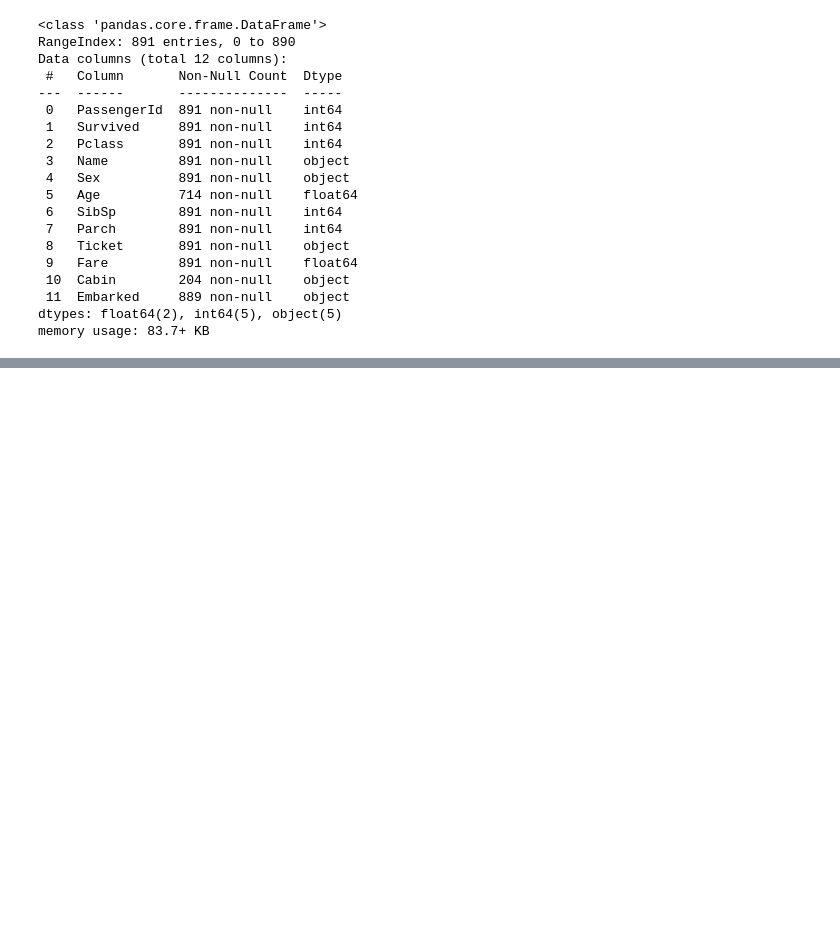
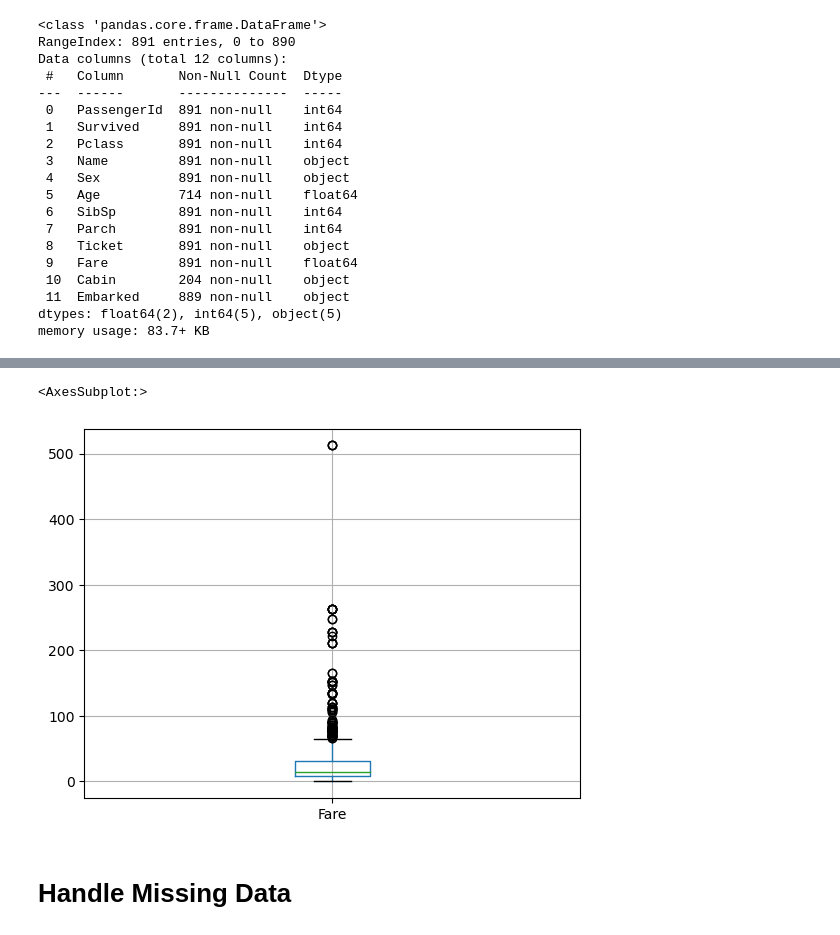
Before and after one commit to nathan-pham/titanic, a Jupyter notebook: data_analysis.ipynb, the cells around one changed output, grey strips where cells are left out. Drawn from its saved outputs; the diff is of its cells as text; code cells hidden in the pictures; blank space fills up the shorter version.

```diff
--- a/data_analysis.ipynb
+++ b/data_analysis.ipynb
@@ -45,0 +108,7 @@ ds.describe()
+# %%
+ds[['Fare']].boxplot()
+# %% [output]
+<AxesSubplot:>
+[figure, added]
+# %% [markdown]
+# Handle Missing Data
```
Also changed, not shown: parts of 16 cells of this notebook.
